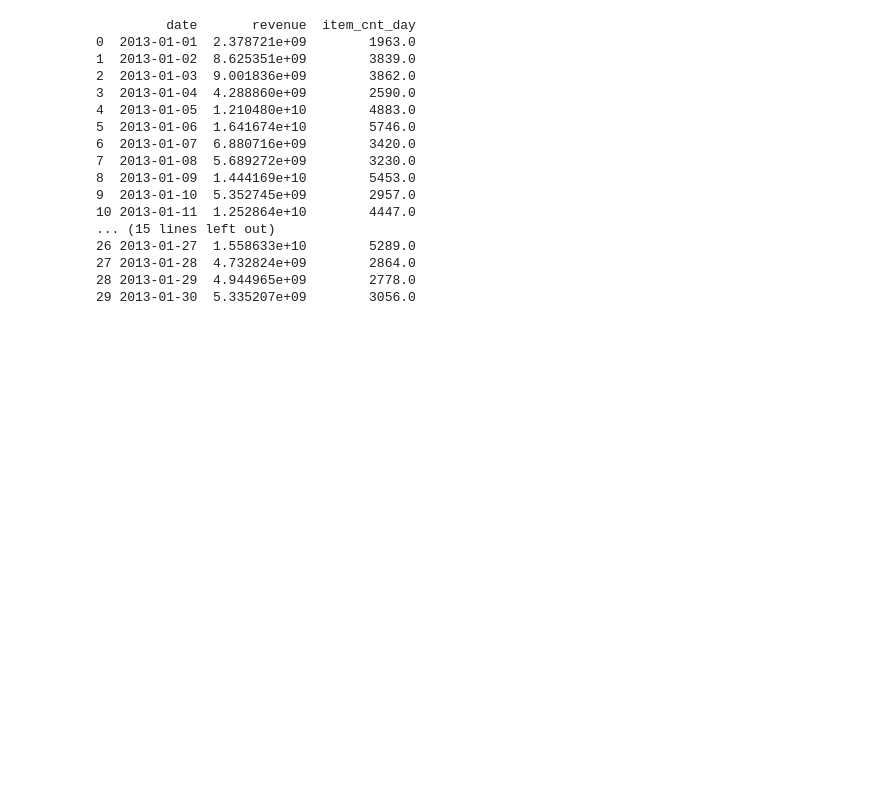
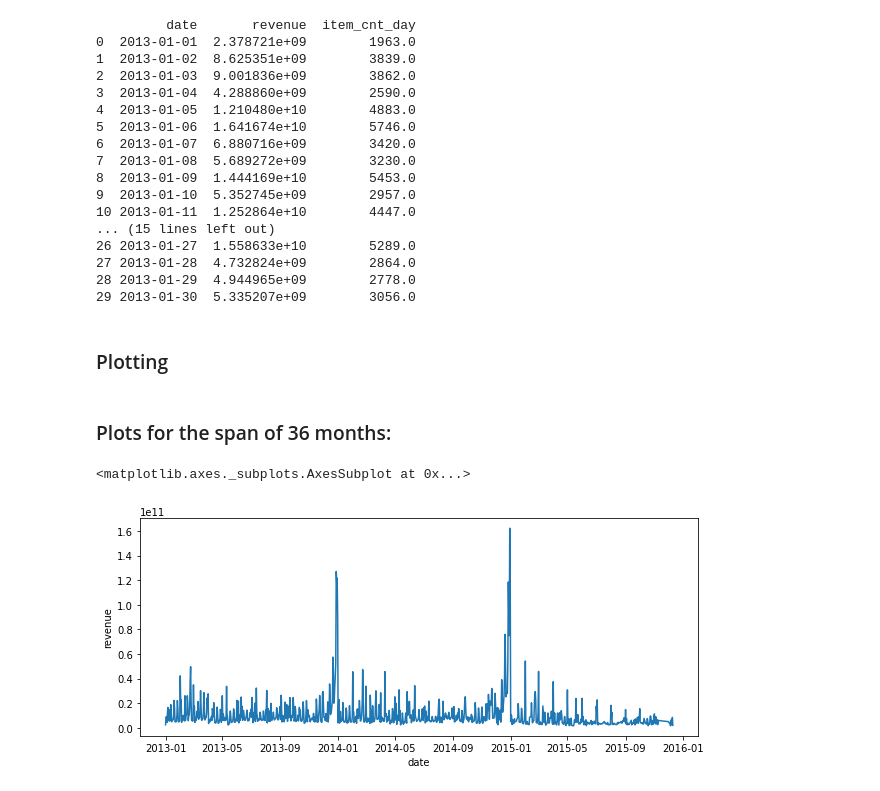
Before and after one commit to EmbeddedPaul166/Predict-Future-Sales, a Jupyter notebook: main.ipynb, the cells around one changed output. Cells and saved outputs as stored; diff of their text form; code cells hidden in the pictures; blank space fills up the shorter version.

Commit message:
Plotting

```diff
--- a/main.ipynb
+++ b/main.ipynb
@@ -176,3 +173,13 @@ print(df.head(30))
 27 2013-01-28  4.732824e+09        2864.0
 28 2013-01-29  4.944965e+09        2778.0
 29 2013-01-30  5.335207e+09        3056.0
+# %% [markdown]
+### Plotting
+# %% [markdown]
+### Plots for the span of 36 months:
+# %%
+plt.figure(figsize=(10,4))
+sb.lineplot(x = 'date', y = 'revenue', data = df)
+# %% [output]
+<matplotlib.axes._subplots.AxesSubplot at 0x...>
+[figure, added]
```
Also changed, not shown: parts of 13 cells of this notebook.
